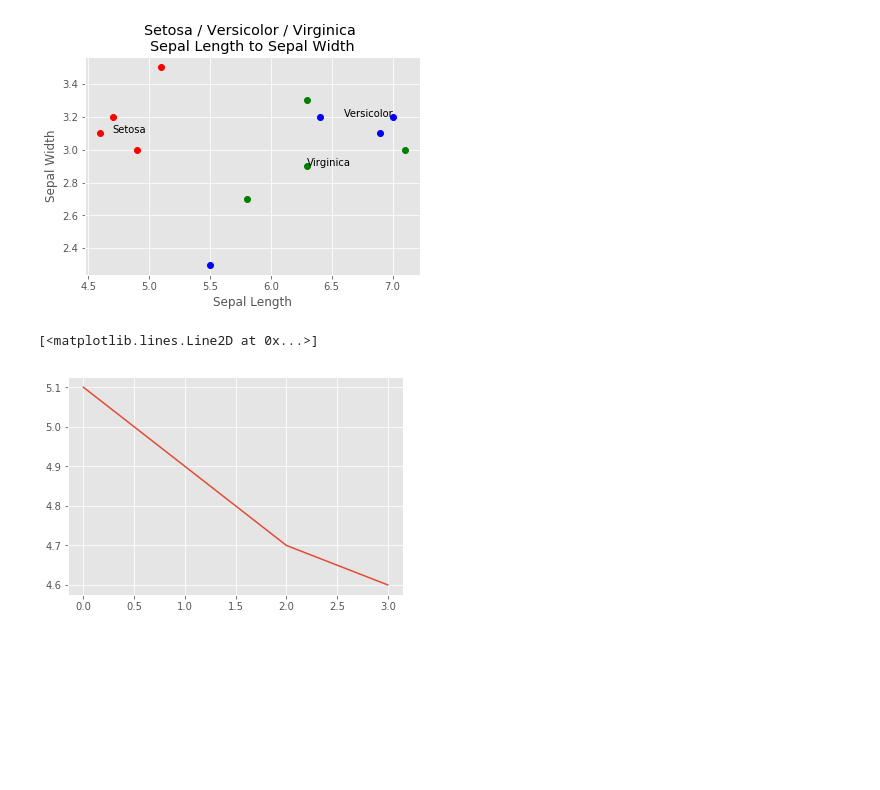
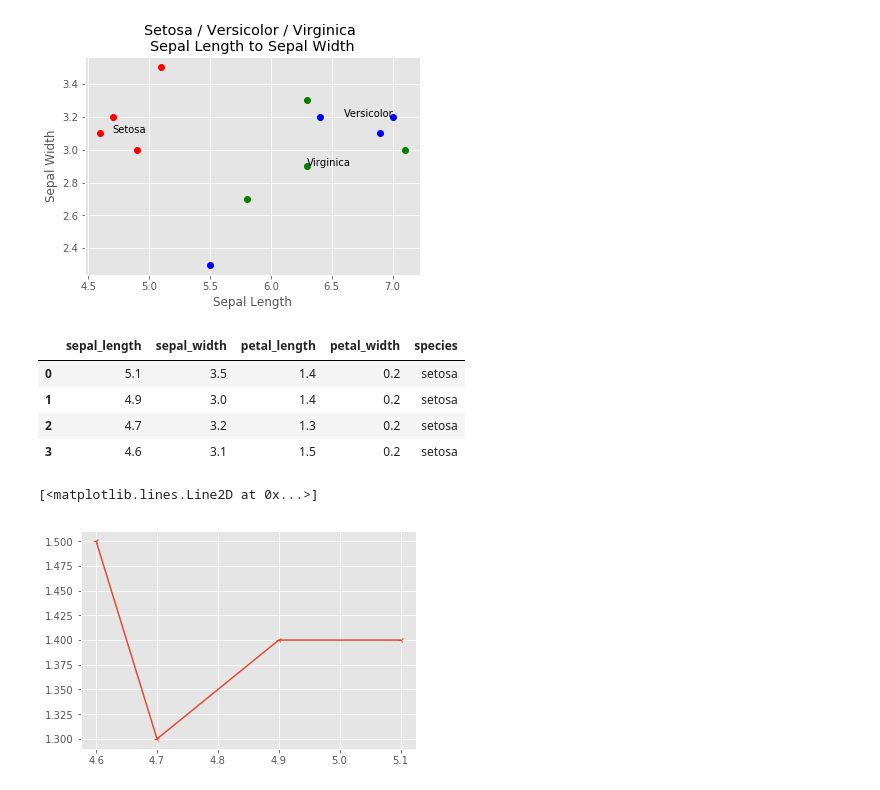
Before and after one commit to andy86z/Data-Camp-Notes, a Jupyter notebook: Data Graphs - Iris.ipynb, the cells around one changed output. Drawn from its saved outputs; the diff is of its cells as text; code cells hidden in the pictures; blank space fills up the shorter version.

```diff
--- a/Data Graphs - Iris.ipynb
+++ b/Data Graphs - Iris.ipynb
@@ -67,7 +67,15 @@ plt.show()
 # %% [output]
 [figure]
 # %%
-setosa.se
+setosa.head()
 # %% [output]
-[<matplotlib.lines.Line2D at 0x...>]
-[figure, removed]
+|  | sepal_length | sepal_width | petal_length | petal_width | species |
+| 0 | 5.1 | 3.5 | 1.4 | 0.2 | setosa |
+| 1 | 4.9 | 3.0 | 1.4 | 0.2 | setosa |
+| 2 | 4.7 | 3.2 | 1.3 | 0.2 | setosa |
+| 3 | 4.6 | 3.1 | 1.5 | 0.2 | setosa |
+# %%
+plt.plot(setosa['sepal_length'], setosa['petal_length'],marker='3')
+# %% [output]
+[<matplotlib.lines.Line2D at 0x...>]
+[figure, added]
```
Also changed, not shown: 1 other file.
